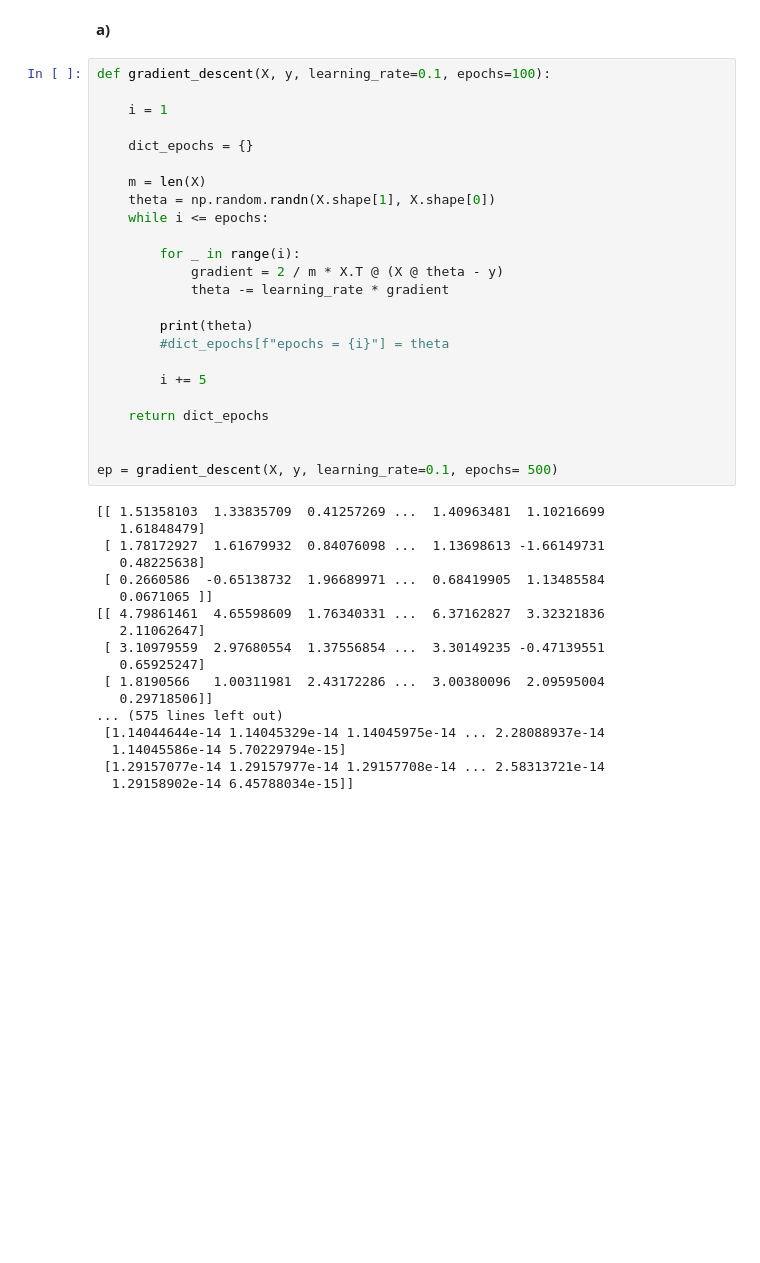
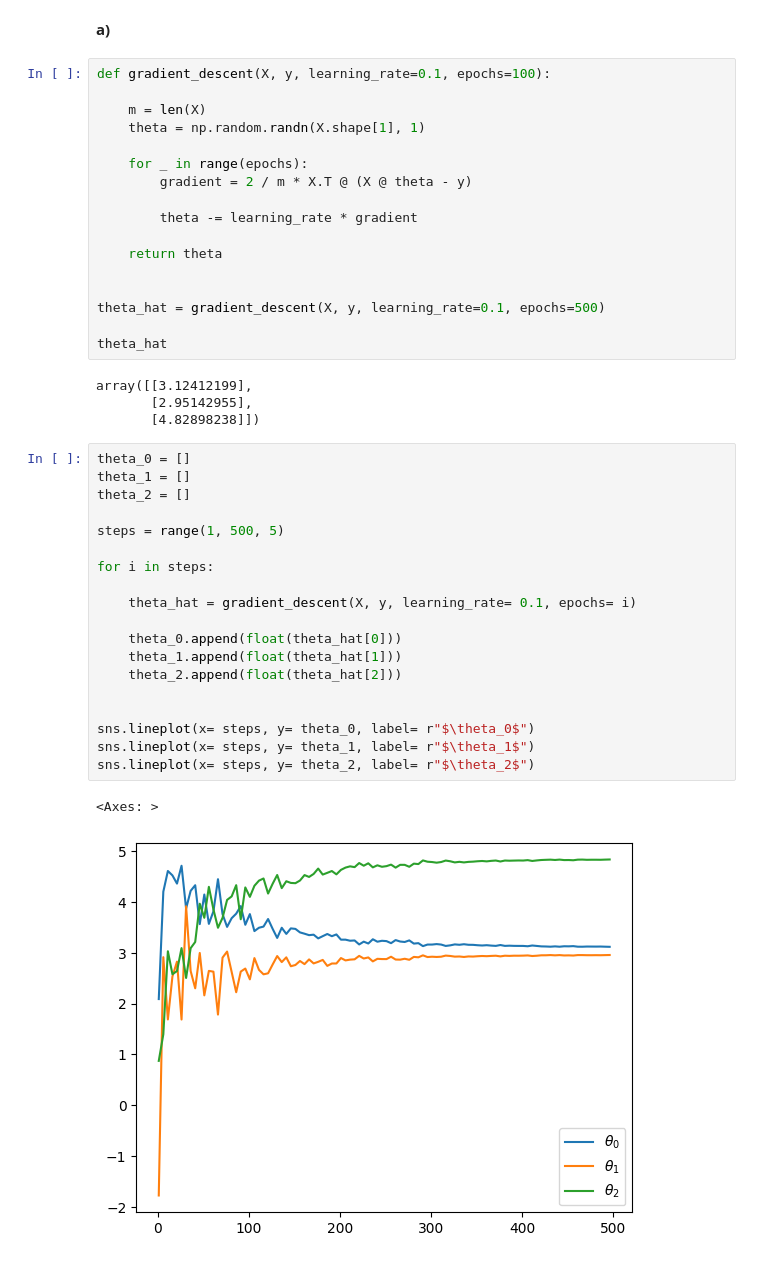
Before and after one commit to Canesp/Machine-learning-Philip-de-Canesie, a Jupyter notebook: Exercises/Exercises_Lec_02.ipynb, the cells around one changed output. Drawn from its saved outputs; the diff is of its cells as text; blank space fills up the shorter version.

```diff
--- a/Exercises/Exercises_Lec_02.ipynb
+++ b/Exercises/Exercises_Lec_02.ipynb
@@ -59,42 +50,43 @@ Plot these $\vec{\theta}$ values against epochs. (*)
 # %%
 def gradient_descent(X, y, learning_rate=0.1, epochs=100):
 
-    i = 1
+    m = len(X)
+    theta = np.random.randn(X.shape[1], 1)
 
-    dict_epochs = {}
+    for _ in range(epochs):
+        gradient = 2 / m * X.T @ (X @ theta - y)
 
-    m = len(X)
-    theta = np.random.randn(X.shape[1], X.shape[0])
-    while i <= epochs:
+        theta -= learning_rate * gradient
 
-        for _ in range(i):
-            gradient = 2 / m * X.T @ (X @ theta - y)
-            theta -= learning_rate * gradient
-
-        print(theta)
-        #dict_epochs[f"epochs = {i}"] = theta
-
-        i += 5
-
-    return dict_epochs
+    return theta
 
 
-ep = gradient_descent(X, y, learning_rate=0.1, epochs= 500)
+theta_hat = gradient_descent(X, y, learning_rate=0.1, epochs=500)
+
+theta_hat
 # %% [output]
-[[ 1.51358103  1.33835709  0.41257269 ...  1.40963481  1.10216699
-   1.61848479]
- [ 1.78172927  1.61679932  0.84076098 ...  1.13698613 -1.66149731
-   0.48225638]
- [ 0.2660586  -0.65138732  1.96689971 ...  0.68419905  1.13485584
-   0.0671065 ]]
-[[ 4.79861461  4.65598609  1.76340331 ...  6.37162827  3.32321836
-   2.11062647]
- [ 3.10979559  2.97680554  1.37556854 ...  3.30149235 -0.47139551
-   0.65925247]
- [ 1.8190566   1.00311981  2.43172286 ...  3.00380096  2.09595004
-   0.29718506]]
-... (575 lines left out)
- [1.14044644e-14 1.14045329e-14 1.14045975e-14 ... 2.28088937e-14
-  1.14045586e-14 5.70229794e-15]
- [1.29157077e-14 1.29157977e-14 1.29157708e-14 ... 2.58313721e-14
-  1.29158902e-14 6.45788034e-15]]
+array([[3.12412199],
+       [2.95142955],
+       [4.82898238]])
+# %%
+theta_0 = []
+theta_1 = []
+theta_2 = []
+
+steps = range(1, 500, 5)
+
+for i in steps:
+
+    theta_hat = gradient_descent(X, y, learning_rate= 0.1, epochs= i)
+
+    theta_0.append(float(theta_hat[0]))
+    theta_1.append(float(theta_hat[1]))
+    theta_2.append(float(theta_hat[2]))
+
+
+sns.lineplot(x= steps, y= theta_0, label= r"$\theta_0$")
+sns.lineplot(x= steps, y= theta_1, label= r"$\theta_1$")
+sns.lineplot(x= steps, y= theta_2, label= r"$\theta_2$")
+# %% [output]
+<Axes: >
+[figure, added]
```
Also changed, not shown: parts of 5 cells of this notebook, 1 other file.
